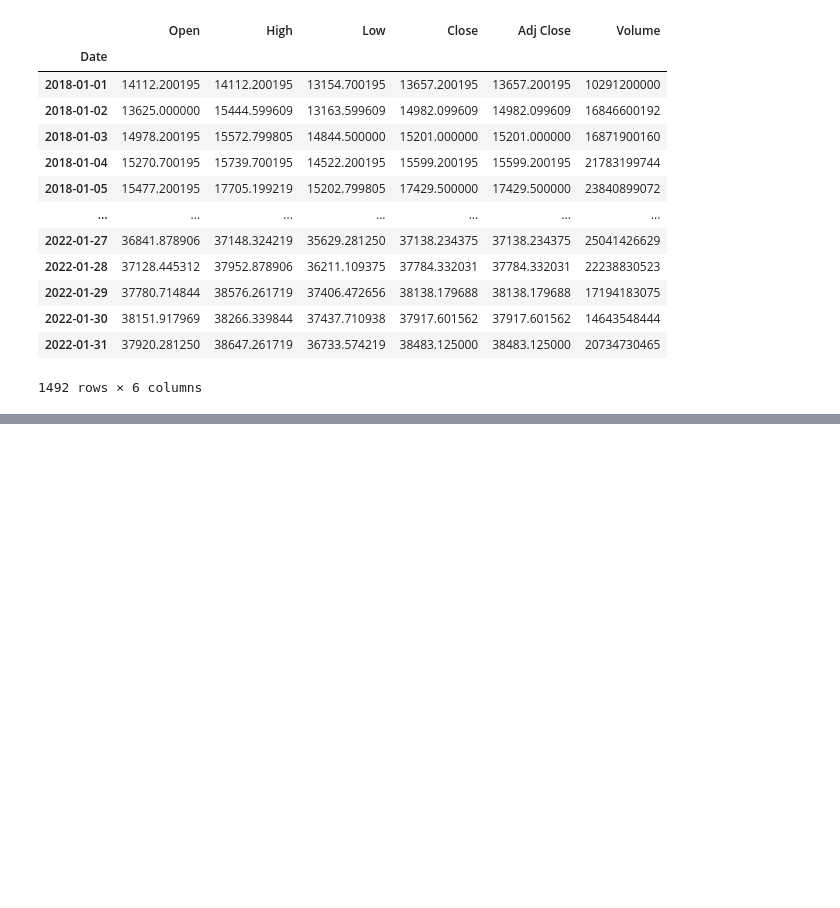
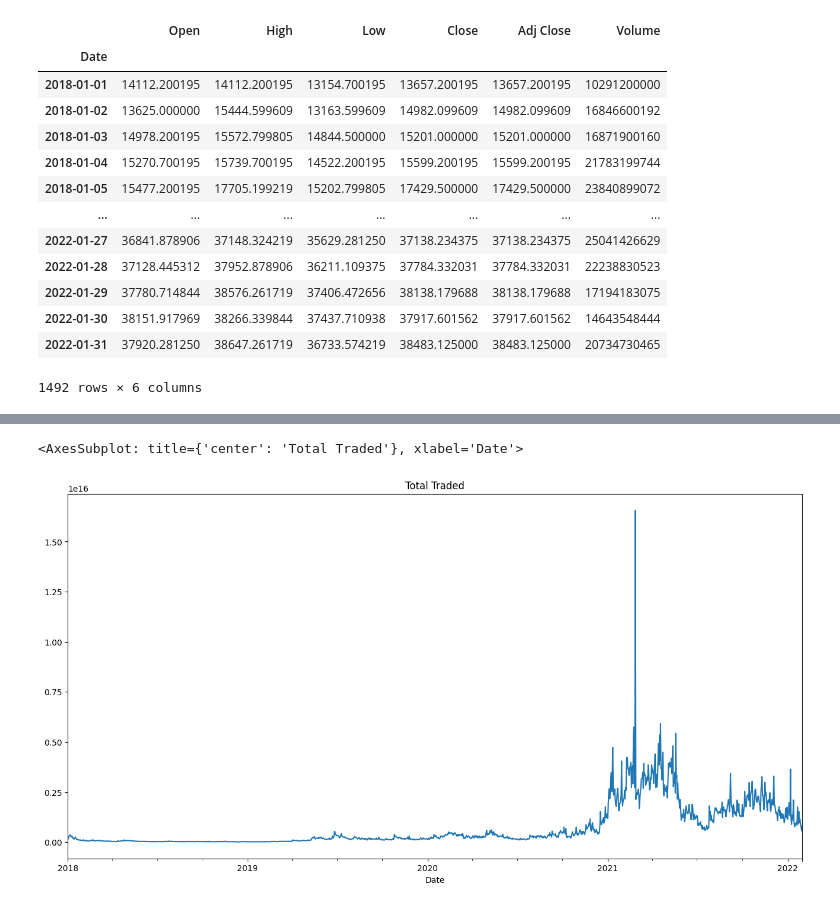
Before and after one commit to AyushTripathiIITP/Algo-Trading, a Jupyter notebook: DATACollection.ipynb, the cells around one changed output, grey strips where cells are left out. Cells and saved outputs as stored; diff of their text form; code cells hidden in the pictures; blank space fills up the shorter version.

```diff
--- a/DATACollection.ipynb
+++ b/DATACollection.ipynb
@@ -36,0 +84,5 @@ data
+# %%
+data['Total Traded'].plot(label='Total Traded',figsize=(16,8) , title= "Total Traded")
+# %% [output]
+<AxesSubplot: title={'center': 'Total Traded'}, xlabel='Date'>
+[figure, added]
```
Also changed, not shown: parts of 13 cells of this notebook.
